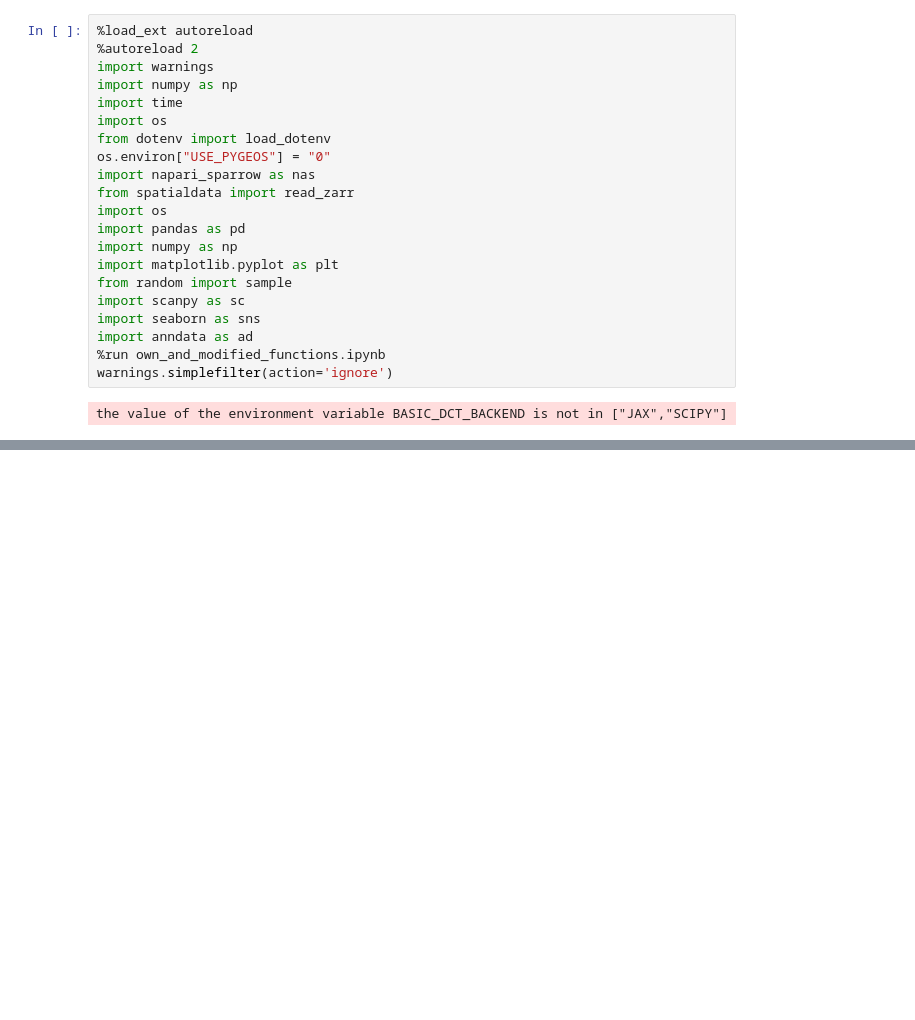
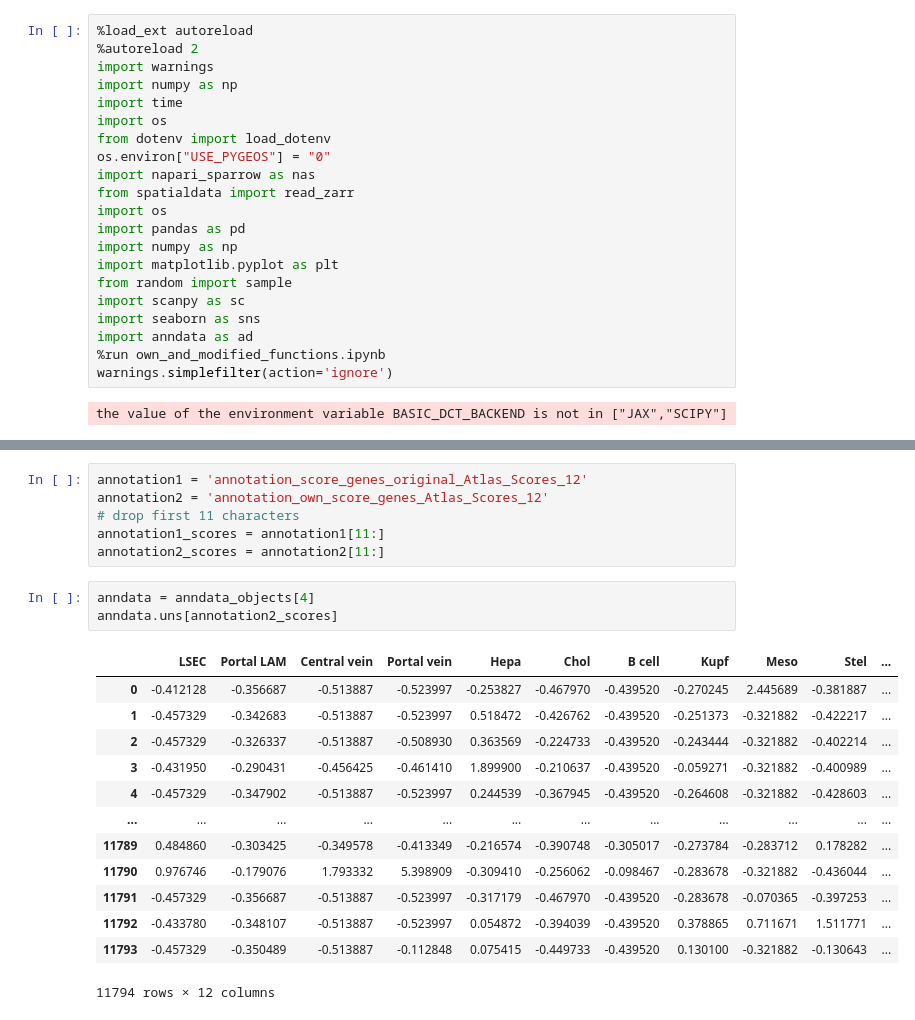
Before and after one commit to WoutVanhenden/Thesis, a Jupyter notebook: extra_plots.ipynb, the cells around one changed output, grey strips where cells are left out. Saved outputs shown, nothing was run; the diff lists cells and outputs as text; blank space fills up the shorter version.

```diff
--- a/extra_plots.ipynb
+++ b/extra_plots.ipynb
@@ -46,0 +75,23 @@ Index(['region', 'instance', 'n_genes_by_counts', 'log1p_n_genes_by_counts',
+# %%
+annotation1 = 'annotation_score_genes_original_Atlas_Scores_12'
+annotation2 = 'annotation_own_score_genes_Atlas_Scores_12'
+# drop first 11 characters
+annotation1_scores = annotation1[11:]
+annotation2_scores = annotation2[11:]
+# %%
+anndata = anndata_objects[4]
+anndata.uns[annotation2_scores]
+# %% [output]
+|  | LSEC | Portal LAM | Central vein | Portal vein | Hepa | Chol | B cell | Kupf | Meso | Stel | ... |
+| 0 | -0.412128 | -0.356687 | -0.513887 | -0.523997 | -0.253827 | -0.467970 | -0.439520 | -0.270245 | 2.445689 | -0.381887 | ... |
+| 1 | -0.457329 | -0.342683 | -0.513887 | -0.523997 | 0.518472 | -0.426762 | -0.439520 | -0.251373 | -0.321882 | -0.422217 | ... |
+| 2 | -0.457329 | -0.326337 | -0.513887 | -0.508930 | 0.363569 | -0.224733 | -0.439520 | -0.243444 | -0.321882 | -0.402214 | ... |
+| 3 | -0.431950 | -0.290431 | -0.456425 | -0.461410 | 1.899900 | -0.210637 | -0.439520 | -0.059271 | -0.321882 | -0.400989 | ... |
+| 4 | -0.457329 | -0.347902 | -0.513887 | -0.523997 | 0.244539 | -0.367945 | -0.439520 | -0.264608 | -0.321882 | -0.428603 | ... |
+| ... | ... | ... | ... | ... | ... | ... | ... | ... | ... | ... | ... |
+| 11789 | 0.484860 | -0.303425 | -0.349578 | -0.413349 | -0.216574 | -0.390748 | -0.305017 | -0.273784 | -0.283712 | 0.178282 | ... |
+| 11790 | 0.976746 | -0.179076 | 1.793332 | 5.398909 | -0.309410 | -0.256062 | -0.098467 | -0.283678 | -0.321882 | -0.436044 | ... |
+| 11791 | -0.457329 | -0.356687 | -0.513887 | -0.523997 | -0.317179 | -0.467970 | -0.439520 | -0.283678 | -0.070365 | -0.397253 | ... |
+| 11792 | -0.433780 | -0.348107 | -0.513887 | -0.523997 | 0.054872 | -0.394039 | -0.439520 | 0.378865 | 0.711671 | 1.511771 | ... |
+| 11793 | -0.457329 | -0.350489 | -0.513887 | -0.112848 | 0.075415 | -0.449733 | -0.439520 | 0.130100 | -0.321882 | -0.130643 | ... |
+11794 rows × 12 columns
```
Also changed, not shown: parts of 8 cells of this notebook, 2 other files.
